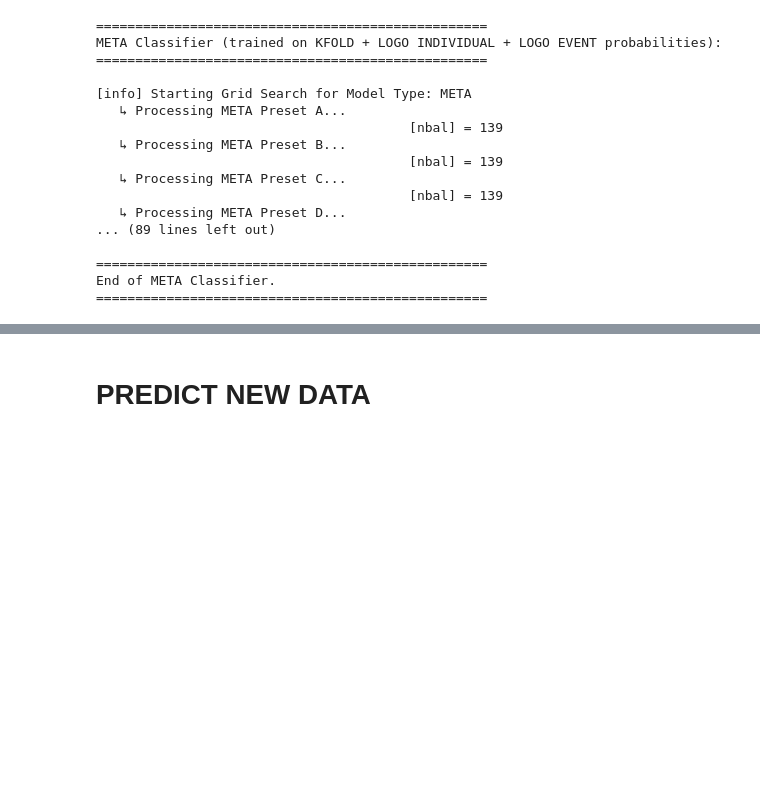
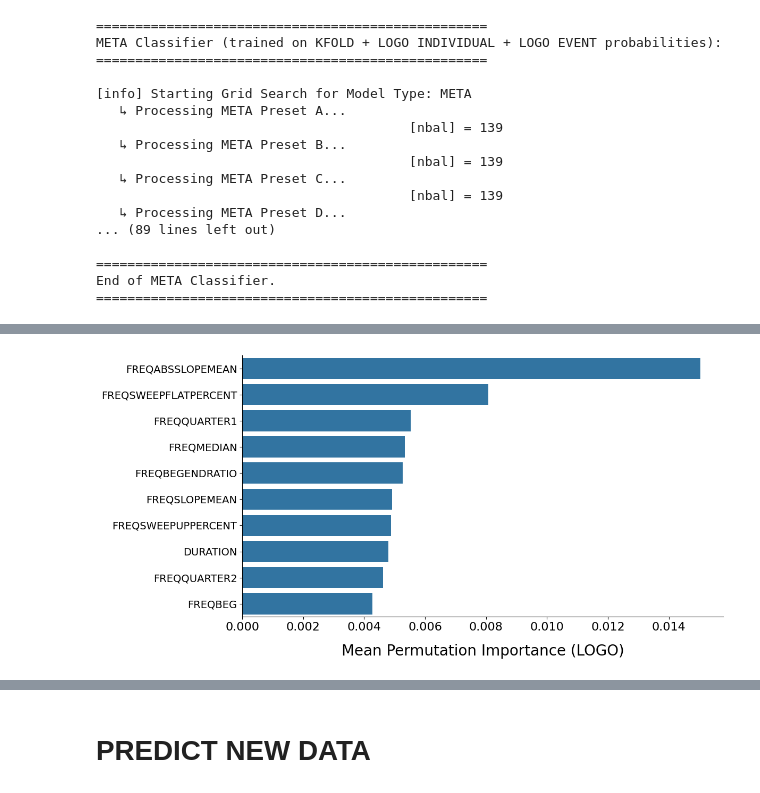
Before and after one commit to rafaelgmenezes/ATLANTID, a Jupyter notebook: ATLANTID_classifier.ipynb, the cells around one changed output, grey strips where cells are left out. Cells and saved outputs as stored; diff of their text form; code cells hidden in the pictures; blank space fills up the shorter version.

Commit message:
feature importance

```diff
--- a/ATLANTID_classifier.ipynb
+++ b/ATLANTID_classifier.ipynb
@@ -1979,0 +1993,96 @@ End of META Classifier.
+# %%
+N_REPEATS = 100
+PERMUTATION_RANDOM_STATE = 777
+output_dir = os.path.join(RUN_DIR, f"FEATURES_IMPORTANCE")
+os.makedirs(output_dir, exist_ok=True)
+cols_to_drop = ['UID', 'EncounterNumber', 'KnownSpecies']
+bal_ds_prefix = "_balanced_full_dataset"
+save_pickle = False
+if save_pickle: import pickle
+
+for model_type in ['LOGO', 'META']:
+    print(f"\n{'='*60}\nPROCESSING PERMUTATION IMPORTANCE FOR: {model_type}\n{'='*60}")
+    type_DIR = os.path.join(RUN_DIR, model_type.upper())
+    if (
+        (model_type == 'LOGO' and 'presets_models_logo' not in locals())
+        or
+        (model_type == 'META' and 'presets_models_meta' not in locals())
+    ):
+        fitted_models = load_models(RUN_DIR, type=model_type)
+        if model_type == 'LOGO':   presets_models_logo = fitted_models.copy()
+        elif model_type == 'META': presets_models_meta = fitted_models.copy()
+    else:
+        fitted_models = presets_models_logo if model_type == 'LOGO' else presets_models_meta
+
+    all_importances = []
+    feature_names = None
+    # Loop directly using your dictionary keys
+    for label, rf_model in fitted_models.items():
+        print(f"\n[info] Computing for model {label}...")
+        matching_files = [f for f in os.listdir(type_DIR) if f.startswith(f"{bal_ds_prefix}") and f.endswith(f"_{label}.csv")]
+        # matching_files = [f for f in files_in_dir if f.endswith(f"_{label}.csv") or f.endswith(f"_{label}.CSV")]
+        if not matching_files:
+            raise FileNotFoundError(f"Could not find dataset file for preset {label} in {type_DIR}")
+        file_path = os.path.join(type_DIR, matching_files[0])
+        df = pd.read_csv(file_path)
+        # Define base metadata columns to drop
+        cols_to_drop = ['UID', 'EncounterNumber', 'KnownSpecies']
+        X_train = df.drop(columns=cols_to_drop, errors='ignore')
+        y_train = df['KnownSpecies']
+        if feature_names is None:
+            feature_names = X_train.columns.to_list()
+        # Compute permutation importance using your model instance
+        result = permutation_importance(
+            estimator=rf_model, X=X_train, y=y_train,
+            scoring='balanced_accuracy', n_repeats=N_REPEATS,
+            random_state=PERMUTATION_RANDOM_STATE, n_jobs=-1
+        )
+        all_importances.append(result.importances_mean)
+        print(f"  ↳ Permutation importance computed for Model {label} using file: {matching_files[0]}")
+
+    print('\n[info] Aggregating permutation importance results across all models presets...')
+    all_importances = np.asarray(all_importances)
+    avg_importances = np.mean(all_importances, axis=0)
+    std_importances = np.std(all_importances, axis=0, ddof=1)
+    # Build importance dataframe using keys as columns
+    importance_dict = {
+        'Feature': feature_names,
+        'Mean Importance': avg_importances,
+        'SD': std_importances
+    }
+    for idx, label in enumerate(fitted_models.keys()):
+        importance_dict[label] = all_importances[idx]
+    importance_df = pd.DataFrame(importance_dict).sort_values(by='Mean Importance', ascending=False).reset_index(drop=True)
+    # Save results to CSV
+    importance_df.to_csv(os.path.join(output_dir, f'Permutation_Importance_{model_type}.csv'), index=False)
+
+    if save_pickle: # Store results including your active model dictionary
+        print(f"\n[info] Saving permutation importance results as pickle for {model_type}...")
+        permutation_results = {
+            'fitted_models': fitted_models,
+            'all_importances': all_importances,
+            'importance_df': importance_df,
+            'feature_names': feature_names,
+            'model_labels': list(fitted_models.keys())
+        }
+        pkl_path = os.path.join(output_dir, f'Permutation_Importance_{model_type}.pkl')
+        with open(pkl_path, 'wb') as f:
+            pickle.dump(permutation_results, f)
+
+    # Plot and save Top 10 bar chart
+    print(f"\n[info] Plotting Top 10 features by Mean Importance for {model_type}...")
+    top10 = importance_df.head(10).copy()
+    plt.figure(figsize=(12, 6))
+    sns.barplot(data=top10, x='Mean Importance', y='Feature', color='#1f77b4', linewidth=0.8)
+    sns.despine(top=True, right=True)
+    plt.xlabel(f'Mean Permutation Importance ({model_type})', fontsize=24, labelpad=15)
+    plt.ylabel('')
+    plt.xticks(fontsize=18)
+    plt.yticks(fontsize=16)
+    plt.tight_layout()
+    figure_path = os.path.join(output_dir, f'Importance_PERMUT_{model_type}_final.png')
+    plt.savefig(figure_path, dpi=250, bbox_inches='tight')
+    plt.show()
+
+    print(f"✓ Permutation workflow complete for {model_type}!\n")
+# %% [output]
@@ -1979,0 +2106 @@ End of META Classifier.
+[figure, added]
```
Also changed, not shown: parts of 8 cells of this notebook.
